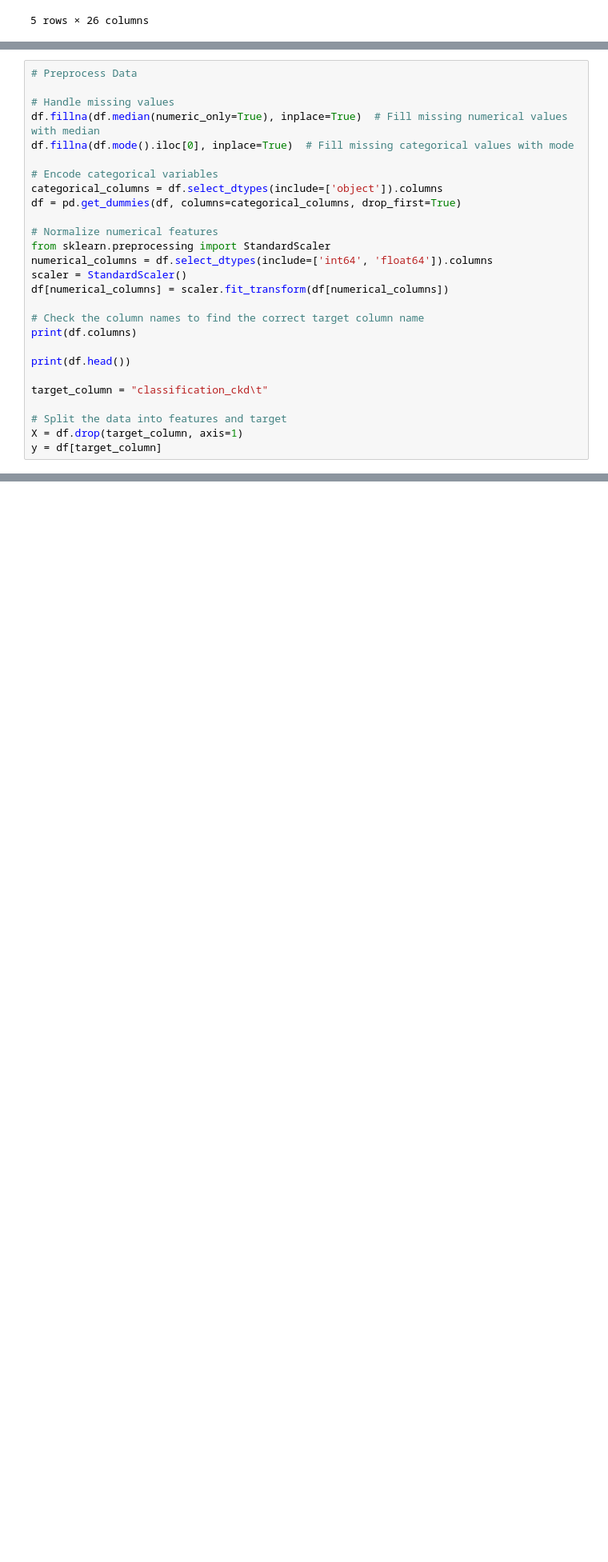
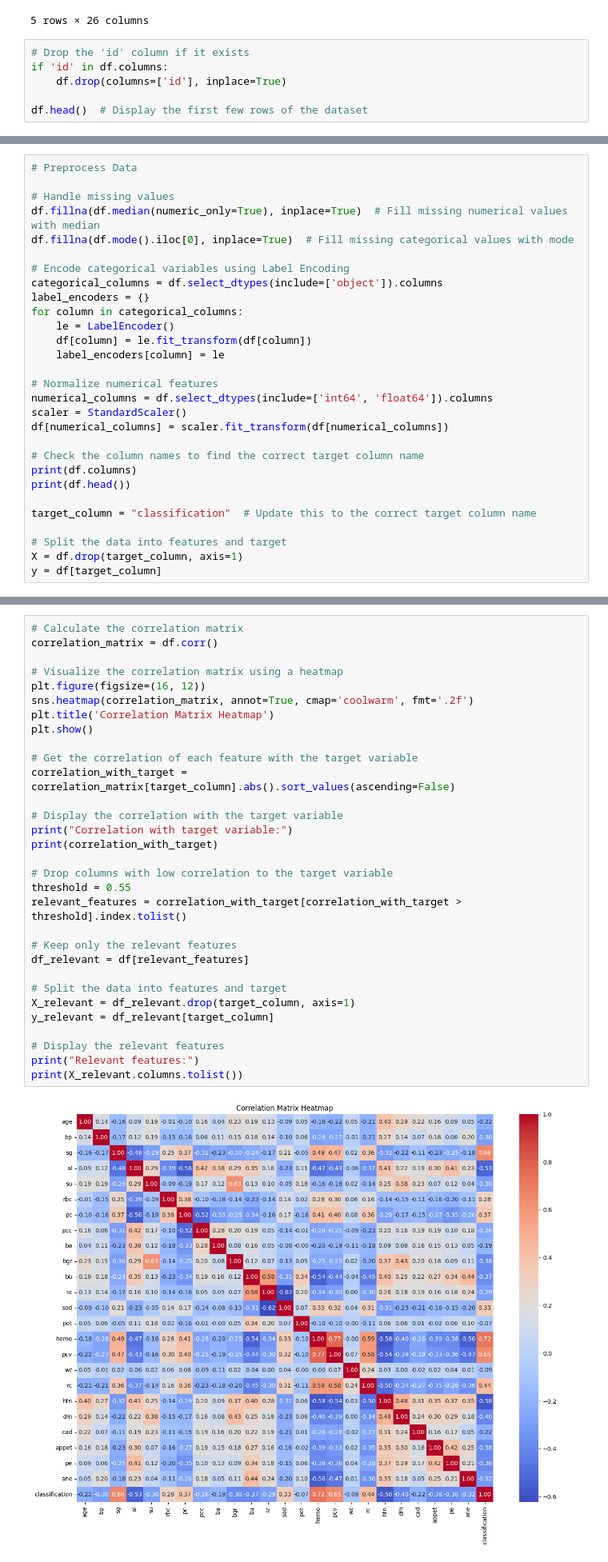
Before and after one commit to HarshwardhanJain/AIML-Project, a Jupyter notebook: Chronic Kidney Disease Prediction.ipynb, the cells around one changed output, grey strips where cells are left out. Shown: that part at 80% size. Cells and saved outputs as stored; diff of their text form; blank space fills up the shorter version.

Commit message:
Made Several Changes in .ipynb Files - Added Correlation Matrix

```diff
--- a/Chronic Kidney Disease Prediction.ipynb
+++ b/Chronic Kidney Disease Prediction.ipynb
@@ -23,3 +26,9 @@ df.head()  # Display the first few rows of the dataset
 | 3 | 3 | 48.0 | 70.0 | 1.005 | 4.0 | 0.0 | normal | abnormal | present | notpresent | ... | ... |
 | 4 | 4 | 51.0 | 80.0 | 1.010 | 2.0 | 0.0 | normal | normal | notpresent | notpresent | ... | ... |
 5 rows × 26 columns
+# %%
+# Drop the 'id' column if it exists
+if 'id' in df.columns:
+    df.drop(columns=['id'], inplace=True)
+
+df.head()  # Display the first few rows of the dataset
@@ -33,22 +50,24 @@ Handle missing values, encode categorical variables, and normalize numerical fea
 df.fillna(df.median(numeric_only=True), inplace=True)  # Fill missing numerical values with median
 df.fillna(df.mode().iloc[0], inplace=True)  # Fill missing categorical values with mode
 
-# Encode categorical variables
+# Encode categorical variables using Label Encoding
 categorical_columns = df.select_dtypes(include=['object']).columns
-df = pd.get_dummies(df, columns=categorical_columns, drop_first=True)
+label_encoders = {}
+for column in categorical_columns:
+    le = LabelEncoder()
+    df[column] = le.fit_transform(df[column])
+    label_encoders[column] = le
 
 # Normalize numerical features
-from sklearn.preprocessing import StandardScaler
 numerical_columns = df.select_dtypes(include=['int64', 'float64']).columns
 scaler = StandardScaler()
 df[numerical_columns] = scaler.fit_transform(df[numerical_columns])
 
 # Check the column names to find the correct target column name
 print(df.columns)
-
 print(df.head())
 
-target_column = "classification_ckd\t"
+target_column = "classification"  # Update this to the correct target column name
 
 # Split the data into features and target
 X = df.drop(target_column, axis=1)
@@ -73,0 +98,33 @@ Index(['id', 'age', 'bp', 'sg', 'al', 'su', 'bgr', 'bu', 'sc', 'sod',
+# %%
+# Calculate the correlation matrix
+correlation_matrix = df.corr()
+
+# Visualize the correlation matrix using a heatmap
+plt.figure(figsize=(16, 12))
+sns.heatmap(correlation_matrix, annot=True, cmap='coolwarm', fmt='.2f')
+plt.title('Correlation Matrix Heatmap')
+plt.show()
+
+# Get the correlation of each feature with the target variable
+correlation_with_target = correlation_matrix[target_column].abs().sort_values(ascending=False)
+
+# Display the correlation with the target variable
+print("Correlation with target variable:")
+print(correlation_with_target)
+
+# Drop columns with low correlation to the target variable
+threshold = 0.55
+relevant_features = correlation_with_target[correlation_with_target > threshold].index.tolist()
+
+# Keep only the relevant features
+df_relevant = df[relevant_features]
+
+# Split the data into features and target
+X_relevant = df_relevant.drop(target_column, axis=1)
+y_relevant = df_relevant[target_column]
+
+# Display the relevant features
+print("Relevant features:")
+print(X_relevant.columns.tolist())
+# %% [output]
+[figure, added]
```
Also changed, not shown: parts of 9 cells of this notebook, 5 other files.
